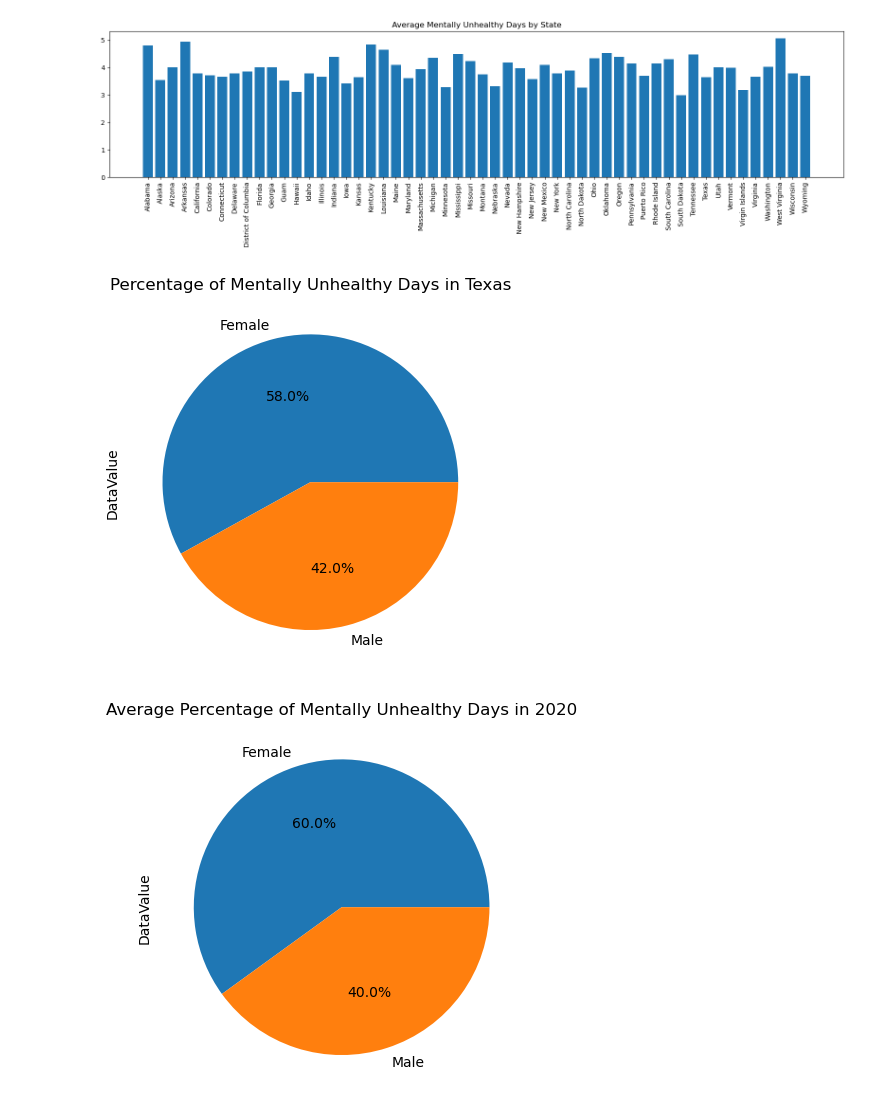
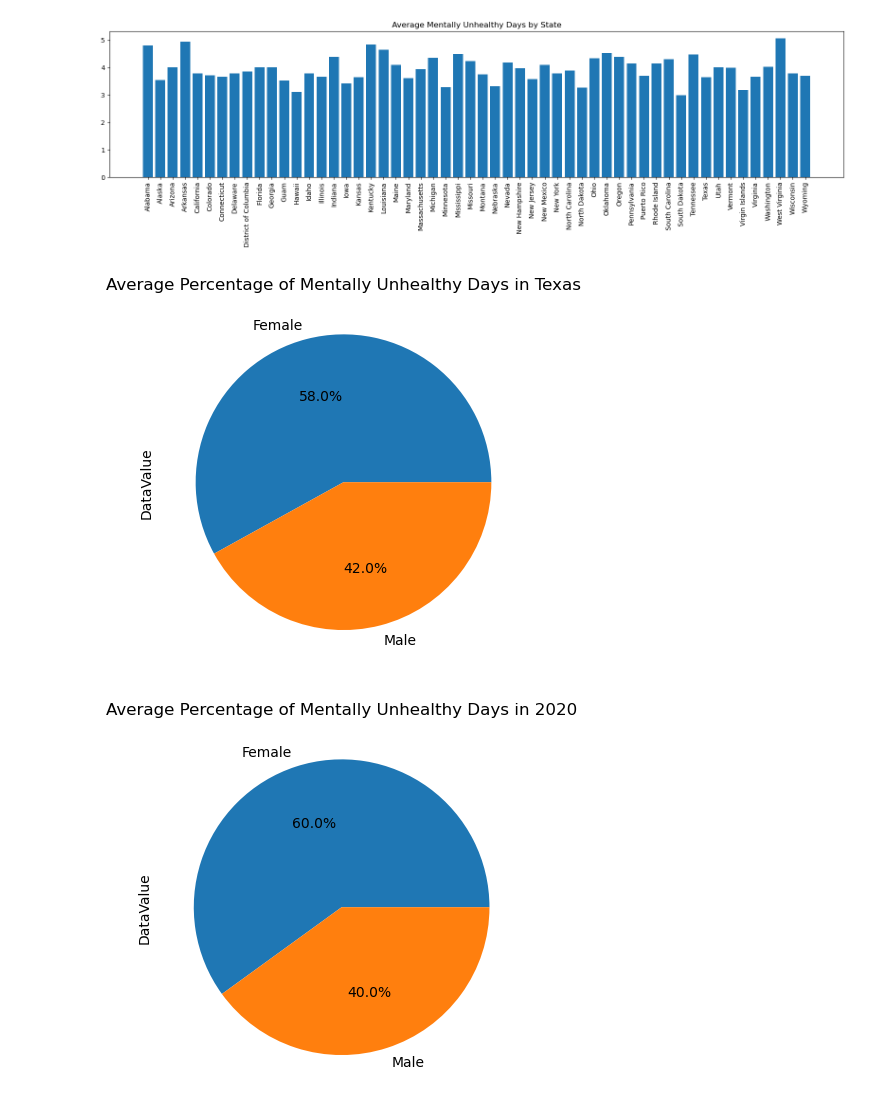
Before and after one commit to williamnzoiwu/Project-4, a Jupyter notebook: Chabot_Charts.ipynb, the cells around one changed output. Saved outputs shown, nothing was run; the diff lists cells and outputs as text; code cells hidden in the pictures.

```diff
--- a/Chabot_Charts.ipynb
+++ b/Chabot_Charts.ipynb
@@ -271,8 +273,8 @@ plt.show()
 # %%
 # Generate a pie plot showing the distribution of unhealthy days by gender in Texas
 tx_gender = texas_gender_df.groupby('Gender')['DataValue'].mean()
-tx_gender.plot(kind = "pie", autopct = "%1.1f%%", title = "Percentage of Mentally Unhealthy Days in Texas")
+tx_gender.plot(kind = "pie", autopct = "%1.1f%%", title = "Average Percentage of Mentally Unhealthy Days in Texas")
 plt.show()
 # %% [output]
-[figure, old version]
+[figure, new version]
 # %%
```
Also changed, not shown: parts of 3 cells of this notebook.
